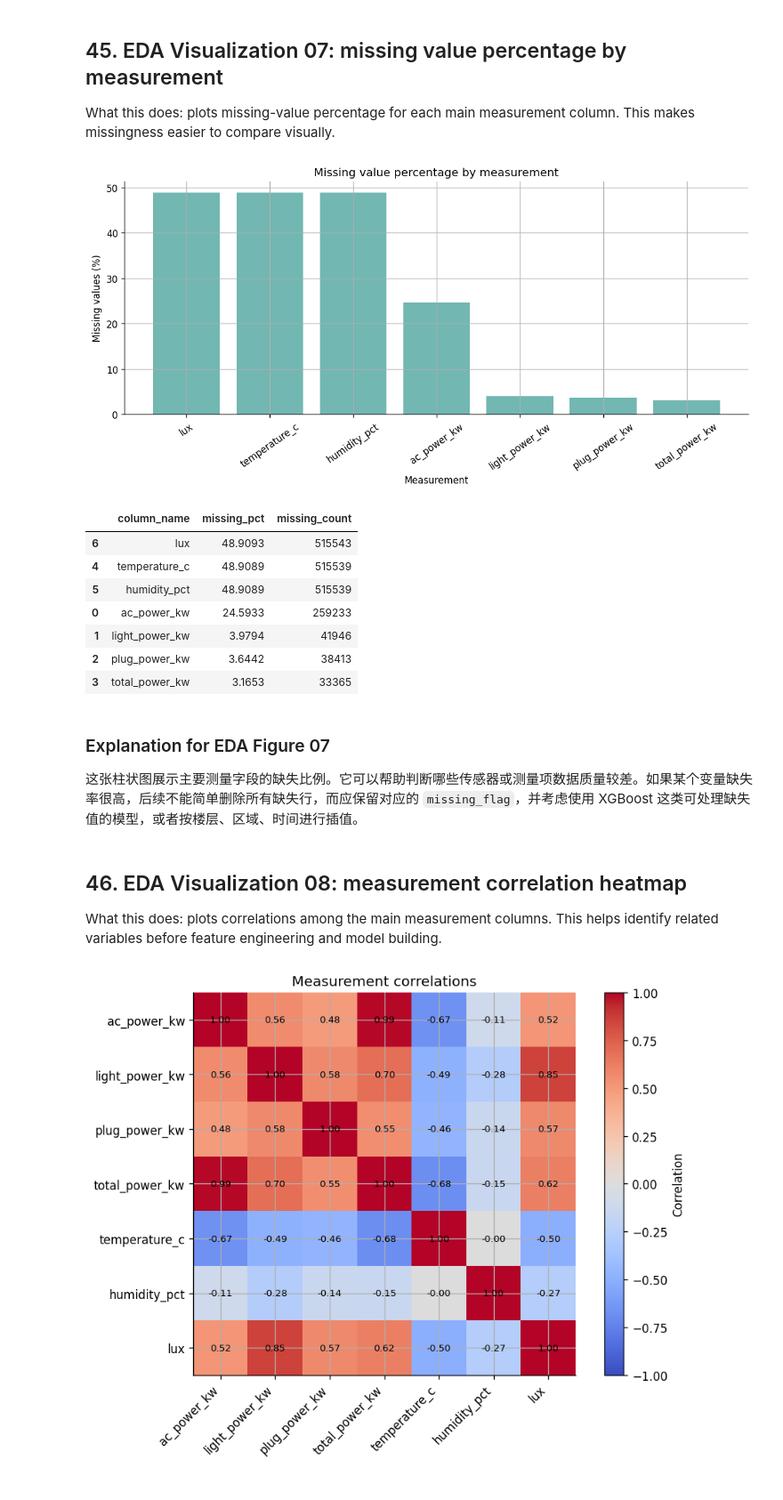
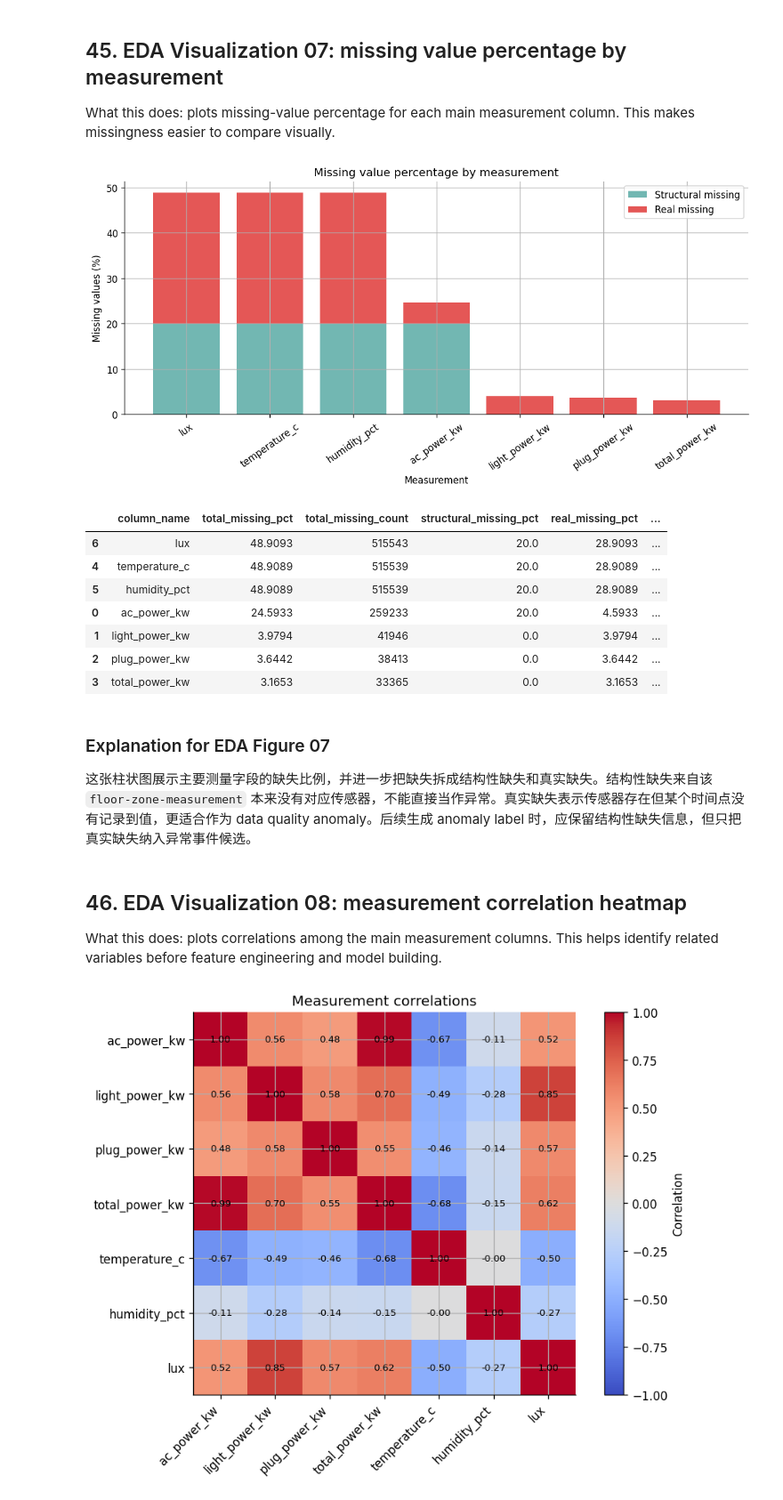
Before and after one commit to Lee-yongli/Artificial-Intelligence-for-Smart-Building-Log-Analysis, a Jupyter notebook: Artificial Intelligence for Smart-Building Log Analysis/merge_2018_2019_floors_3_4_5_7.ipynb, the cells around one changed output. Shown at 89% size. Saved outputs shown, nothing was run; the diff lists cells and outputs as text; code cells hidden in the pictures.

Commit message:
feat: separate structural and real missing values

```diff
--- a/Artificial Intelligence for Smart-Building Log Analysis/merge_2018_2019_floors_3_4_5_7.ipynb
+++ b/Artificial Intelligence for Smart-Building Log Analysis/merge_2018_2019_floors_3_4_5_7.ipynb
@@ -855,6 +965,16 @@ MEASUREMENT_COLUMNS = [
 
 EDA_ID_COLUMNS = ["timestamp", "year", "floor", "zone"]
 
+MISSING_TYPE_SENSOR_MAP = {
+    "ac_power_kw": "has_ac_meter",
+    "light_power_kw": "has_light_meter",
+    "plug_power_kw": "has_plug_meter",
+    "total_power_kw": "has_any_power_meter",
+    "temperature_c": "has_environment_sensor",
+    "humidity_pct": "has_environment_sensor",
+    "lux": "has_environment_sensor",
+}
+
 EDA_OUTPUT_FILES = {}
 
 EDA_FIGURE_DIR = OUTPUT_DIR / "eda_figures"
@@ -1742,43 +1952,54 @@ What this does: plots missing-value percentage for each main measurement column.
 # %%
 def eda_viz_07_missing_percentage_by_measurement(df: pd.DataFrame, measurement_columns: list[str]) -> tuple[plt.Figure, pd.DataFrame, Path]:
     available_measurements = [col for col in measurement_columns if col in df.columns]
     plot_data = pd.DataFrame({
         "column_name": available_measurements,
-        "missing_pct": [df[col].isna().mean() * 100 for col in available_measurements],
-        "missing_count": [int(df[col].isna().sum()) for col in available_measurements],
-    }).sort_values("missing_pct", ascending=False)
+        "total_missing_pct": [df[col].isna().mean() * 100 for col in available_measurements],
+        "total_missing_count": [int(df[col].isna().sum()) for col in available_measurements],
+    })
+
+    type_summary = eda_step_06_missing_type_summary(df, {col: MISSING_TYPE_SENSOR_MAP[col] for col in available_measurements})
+    plot_data = plot_data.merge(
+        type_summary[["measurement_column", "structural_missing_pct", "real_missing_pct", "structural_missing_count", "real_missing_count"]],
+        left_on="column_name",
+        right_on="measurement_column",
+        how="left",
+    ).drop(columns=["measurement_column"])
+    plot_data = plot_data.sort_values("total_missing_pct", ascending=False)
 
     fig, ax = plt.subplots(figsize=(10, 5))
-    ax.bar(plot_data["column_name"], plot_data["missing_pct"], color="#72b7b2")
+    ax.bar(plot_data["column_name"], plot_data["structural_missing_pct"], label="Structural missing", color="#72b7b2")
+    ax.bar(plot_data["column_name"], plot_data["real_missing_pct"], bottom=plot_data["structural_missing_pct"], label="Real missing", color="#e45756")
     ax.set_title("Missing value percentage by measurement")
     ax.set_xlabel("Measurement")
     ax.set_ylabel("Missing values (%)")
     ax.tick_params(axis="x", rotation=35)
+    ax.legend()
 
     file_path = save_and_display_eda_figure(fig, "eda_07_missing_percentage_by_measurement.png")
     return fig, plot_data.round(4), file_path
 
 
 fig_missing_pct, eda_missing_percentage_by_measurement, eda_fig_missing_pct_path = eda_viz_07_missing_percentage_by_measurement(eda_df, MEASUREMENT_COLUMNS)
 eda_missing_percentage_by_measurement
 # %% [output]
-[figure, old version]
+[figure, new version]
-|  | column_name | missing_pct | missing_count |
-| 6 | lux | 48.9093 | 515543 |
-| 4 | temperature_c | 48.9089 | 515539 |
-| 5 | humidity_pct | 48.9089 | 515539 |
-| 0 | ac_power_kw | 24.5933 | 259233 |
-| 1 | light_power_kw | 3.9794 | 41946 |
-| 2 | plug_power_kw | 3.6442 | 38413 |
-| 3 | total_power_kw | 3.1653 | 33365 |
+|  | column_name | total_missing_pct | total_missing_count | structural_missing_pct | real_missing_pct | ... |
+| 6 | lux | 48.9093 | 515543 | 20.0 | 28.9093 | ... |
+| 4 | temperature_c | 48.9089 | 515539 | 20.0 | 28.9089 | ... |
+| 5 | humidity_pct | 48.9089 | 515539 | 20.0 | 28.9089 | ... |
+| 0 | ac_power_kw | 24.5933 | 259233 | 20.0 | 4.5933 | ... |
+| 1 | light_power_kw | 3.9794 | 41946 | 0.0 | 3.9794 | ... |
+| 2 | plug_power_kw | 3.6442 | 38413 | 0.0 | 3.6442 | ... |
+| 3 | total_power_kw | 3.1653 | 33365 | 0.0 | 3.1653 | ... |
 # %% [markdown]
 ### Explanation for EDA Figure 07
 
-这张柱状图展示主要测量字段的缺失比例。它可以帮助判断哪些传感器或测量项数据质量较差。如果某个变量缺失率很高，后续不能简单删除所有缺失行，而应保留对应的 `missing_flag`，并考虑使用 XGBoost 这类可处理缺失值的模型，或者按楼层、区域、时间进行插值。
+这张柱状图展示主要测量字段的缺失比例，并进一步把缺失拆成结构性缺失和真实缺失。结构性缺失来自该 `floor-zone-measurement` 本来没有对应传感器，不能直接当作异常。真实缺失表示传感器存在但某个时间点没有记录到值，更适合作为 data quality anomaly。后续生成 anomaly label 时，应保留结构性缺失信息，但只把真实缺失纳入异常事件候选。
-# %% [markdown]
-## 46. EDA Visualization 08: measurement correlation heatmap
-
-What this does: plots correlations among the main measurement columns. This helps identify related variables before feature engineering and model building.
+# %% [markdown]
+## 46. EDA Visualization 08: measurement correlation heatmap
+
+What this does: plots correlations among the main measurement columns. This helps identify related variables before feature engineering and model building.
 # %%
 def eda_viz_08_measurement_correlation_heatmap(df: pd.DataFrame, measurement_columns: list[str]) -> tuple[plt.Figure, pd.DataFrame, Path]:
     available_measurements = [col for col in measurement_columns if col in df.columns]
```
Also changed, not shown: parts of 35 cells of this notebook, 13 other files.
